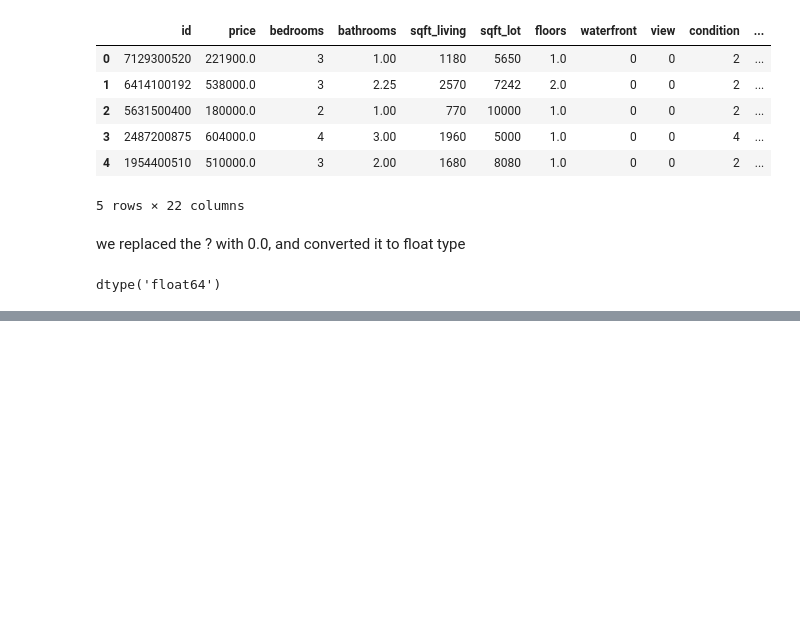
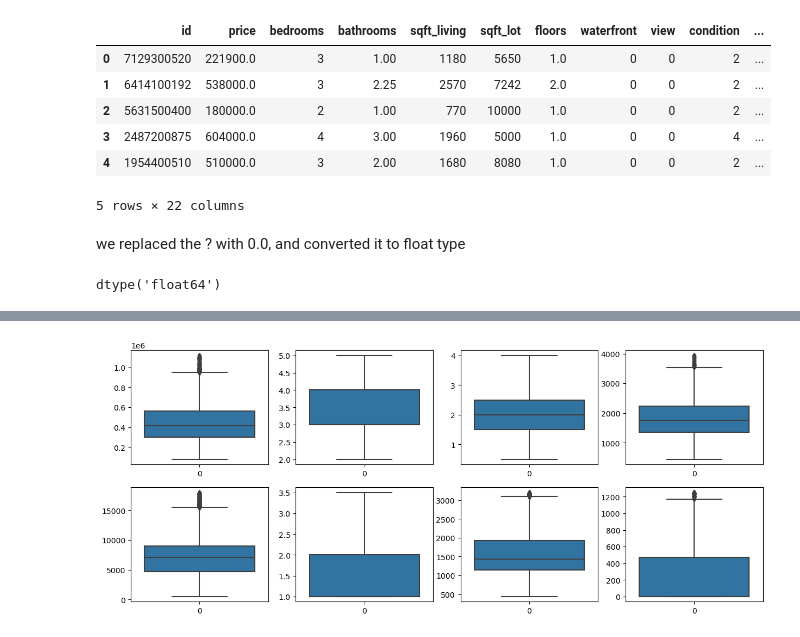
Before and after one commit to Collinskanyiri/dsc-phase-2-project-v2-3, a Jupyter notebook: student.ipynb, the cells around one changed output, grey strips where cells are left out. Drawn from its saved outputs; the diff is of its cells as text; code cells hidden in the pictures; blank space fills up the shorter version.

```diff
--- a/student.ipynb
+++ b/student.ipynb
@@ -509,0 +568,21 @@ dtype('float64')
+# %%
+to_modify = ['price', 'bedrooms', 'bathrooms', 'sqft_living', 'sqft_lot','sqft_above','sqft_basement']
+for col in to_modify:
+    Q1 = df[col].quantile(0.25)
+    Q3 = df[col].quantile(0.75)
+    IQR = Q3 - Q1
+    df = df[(df[col] >= Q1 - 1.5*IQR) & (df[col] <= Q3 + 1.5*IQR)]
+# %%
+#Plot them again to check the results
+# check the data after modification
+fig, axs = plt.subplots(2,4, figsize = (15,6))
+plt1 = sns.boxplot(df['price'], ax = axs[0,0])
+plt2 = sns.boxplot(df['bedrooms'], ax = axs[0,1])
+plt3 = sns.boxplot(df['bathrooms'], ax = axs[0,2])
+plt4 = sns.boxplot(df['sqft_living'], ax = axs[0,3])
+plt5 = sns.boxplot(df['sqft_lot'], ax = axs[1,0])
+plt1 = sns.boxplot(df['floors'], ax = axs[1,1])
+plt2 = sns.boxplot(df['sqft_above'], ax = axs[1,2])
+plt3 = sns.boxplot(df['sqft_basement'], ax = axs[1,3])
+# %% [output]
+[figure, added]
```
Also changed, not shown: parts of 6 cells of this notebook.
